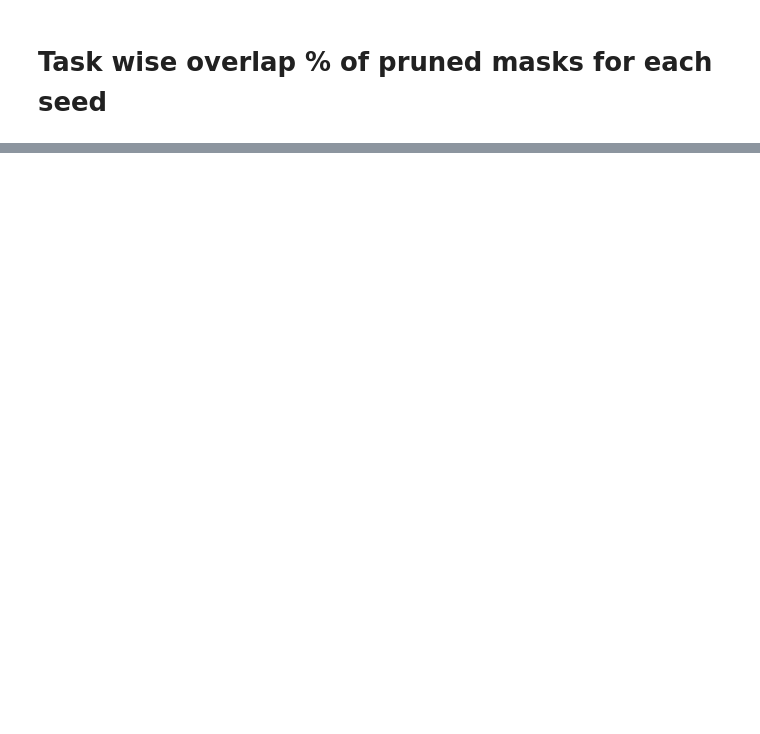
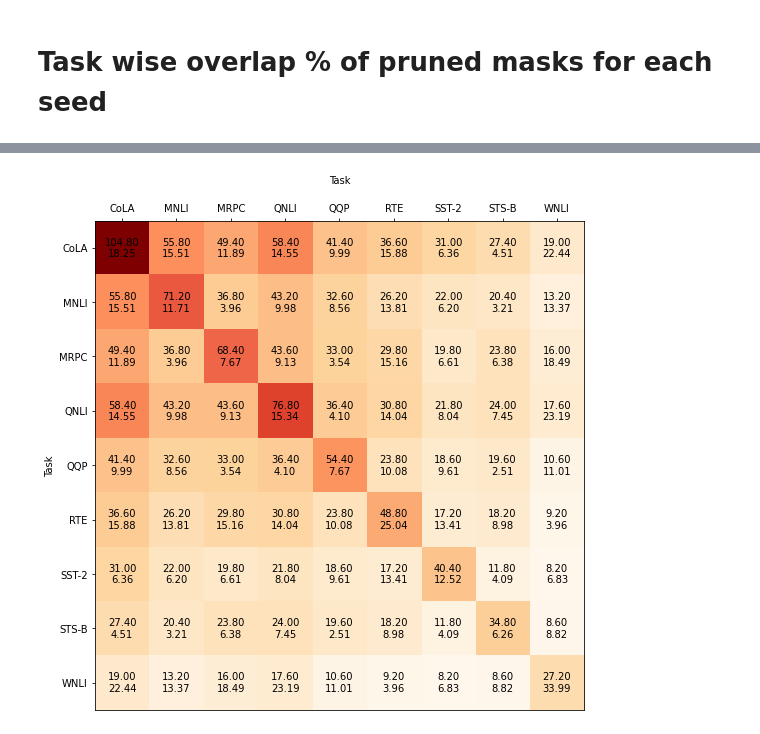
Before and after one commit to sai-prasanna/bert-experiments, a Jupyter notebook: experiment_analysis/mask_analysis.ipynb, the cells around one changed output, grey strips where cells are left out. Cells and saved outputs as stored; diff of their text form; code cells hidden in the pictures; blank space fills up the shorter version.

Commit message:
Update the mask analysis and add the result pdfs.

```diff
--- a/experiment_analysis/mask_analysis.ipynb
+++ b/experiment_analysis/mask_analysis.ipynb
@@ -19,23 +37,3 @@ for task_dir in experiments_path.iterdir():
         }
 # %% [markdown]
 # Task wise overlap % of pruned masks for each seed
-# %%
-for seed in head_data["MNLI"].keys():
-    mask_similarites = []
-    tasks = [h for h in head_data.keys() if h != "WNLI"]
-    for task_1 in tasks:
-        mask_similarites.append([])
-        for task_2 in tasks:
-            mask_similarites[-1].append(np.sum(head_data[task_1][seed]["head_mask"] * head_data[task_2][seed]["head_mask"]))
-    fig, ax = plt.subplots()
-    intersection_matrix = np.array(mask_similarites)
-    row_normalized_intersection_matrix = intersection_matrix / np.diagonal(intersection_matrix)
-    ax.matshow(row_normalized_intersection_matrix, cmap=plt.cm.Blues)
-    ax.set_xticklabels(['']+tasks, rotation=45)
-    ax.set_yticklabels(['']+tasks)
-    ax.set_title(seed, pad=30)
-
-    for i in range(len(tasks)):
-        for j in range(len(tasks)):
-            c = row_normalized_intersection_matrix[j,i]
-            ax.text(i, j, f"{c:.2f}", va='center', ha='center')
@@ -80,0 +40,16 @@ for task in tasks:
+# %%
+tasks = sorted(list(head_data.keys()))
+seeds = head_data["MNLI"].keys()
+results = np.zeros((len(seeds), len(tasks), len(tasks)))
+for seed_idx, seed in enumerate(seeds):
+    for task_1_idx, task_1 in enumerate(tasks):
+        for task_2_idx, task_2 in enumerate(tasks):
+            common_heads = np.sum(head_data[task_1][seed]["head_mask"] * head_data[task_2][seed]["head_mask"])
+            results[seed_idx][task_1_idx][task_2_idx] = common_heads
+
+mean_shared_heads = np.mean(results, axis=0)
+std_shared_heads = np.std(results, axis=0, ddof=1)
+# %%
+plot_matrix(mean_shared_heads, std_shared_heads, tasks, tasks, "task_v_task.pdf", "Task", "Task")
+# %% [output]
+[figure, added]
```
Also changed, not shown: parts of 7 cells of this notebook, 2 other files.
